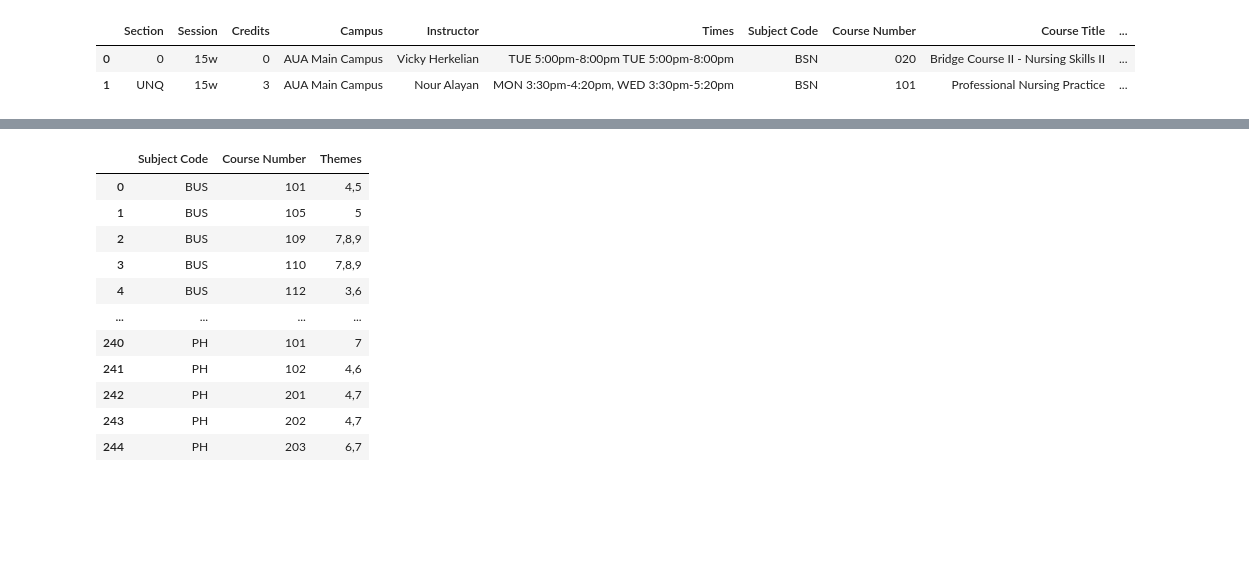
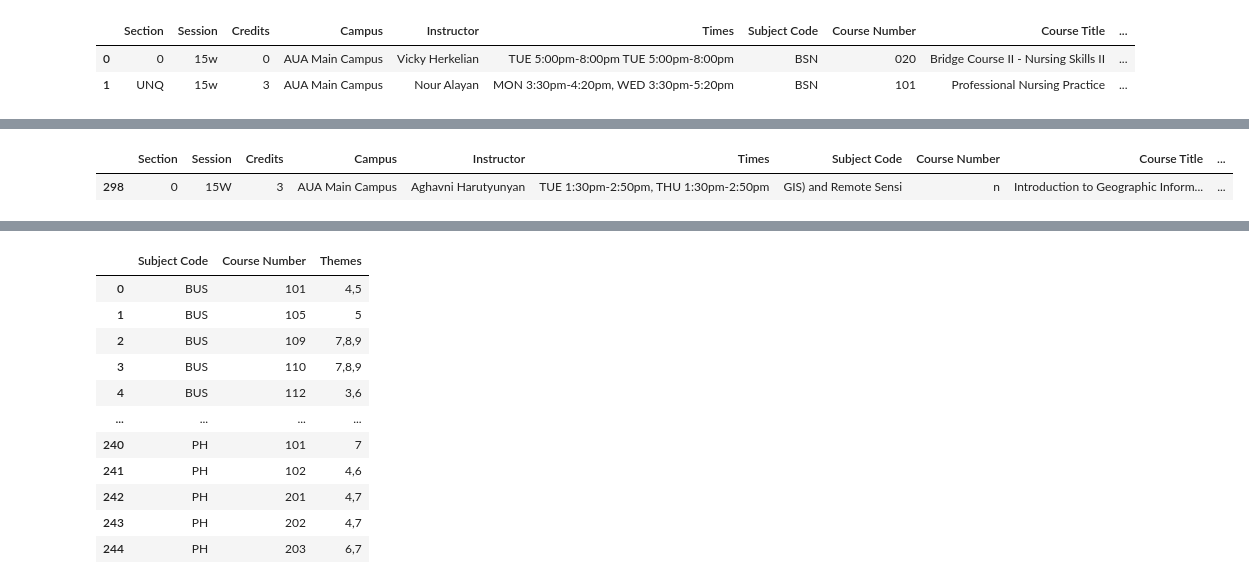
Before and after one commit to mikayelgr/corsa, a Jupyter notebook: 3. Corsa_AUA_Merged_F2025.ipynb, the cells around one changed output, grey strips where cells are left out. Cells and saved outputs as stored; diff of their text form; code cells hidden in the pictures; blank space fills up the shorter version.

```diff
--- a/3. Corsa_AUA_Merged_F2025.ipynb
+++ b/3. Corsa_AUA_Merged_F2025.ipynb
@@ -9,0 +30,5 @@ all_courses_df[:2]
+# %%
+all_courses_df[all_courses_df["Subject Code"].str.startswith("GIS")]
+# %% [output]
+|  | Section | Session | Credits | Campus | Instructor | Times | Subject Code | Course Number | Course Title | ... |
+| 298 | 0 | 15W | 3 | AUA Main Campus | Aghavni Harutyunyan | TUE 1:30pm-2:50pm, THU 1:30pm-2:50pm | GIS) and Remote Sensi | n | Introduction to Geographic Inform... | ... |
```
Also changed, not shown: parts of 14 cells of this notebook, 2 other files.
